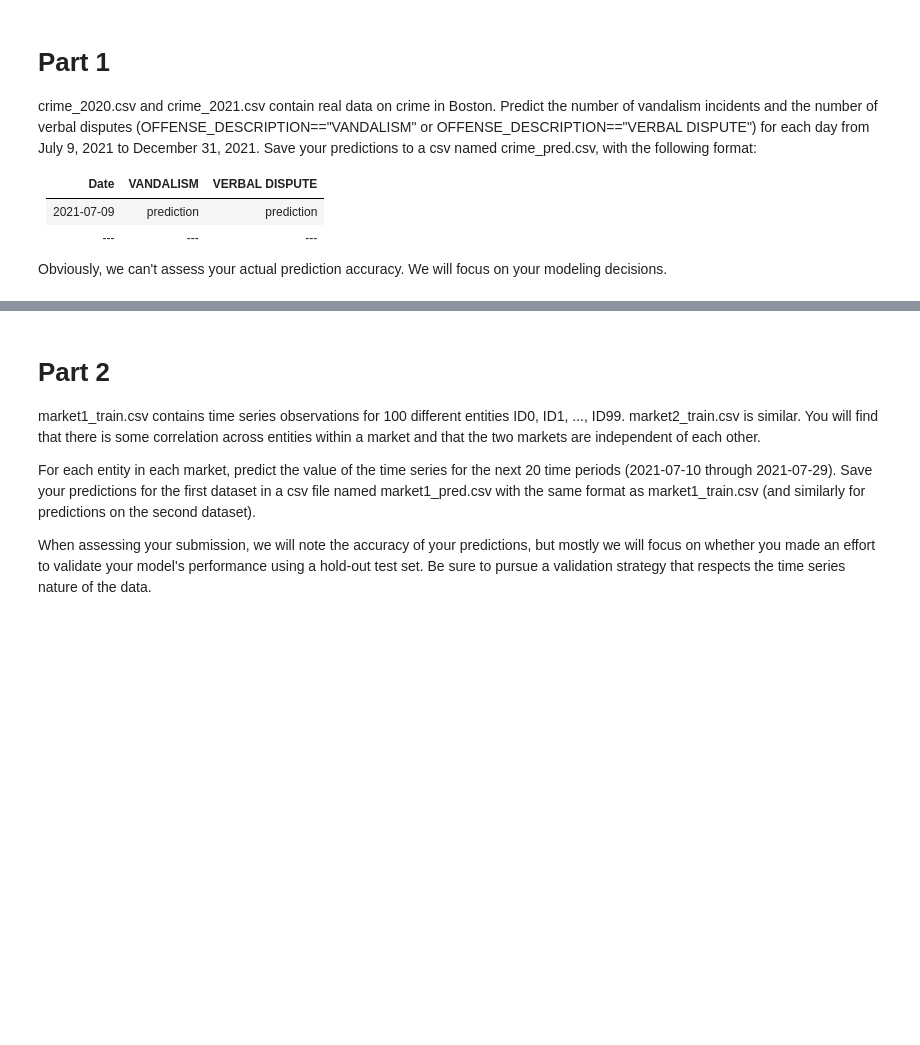
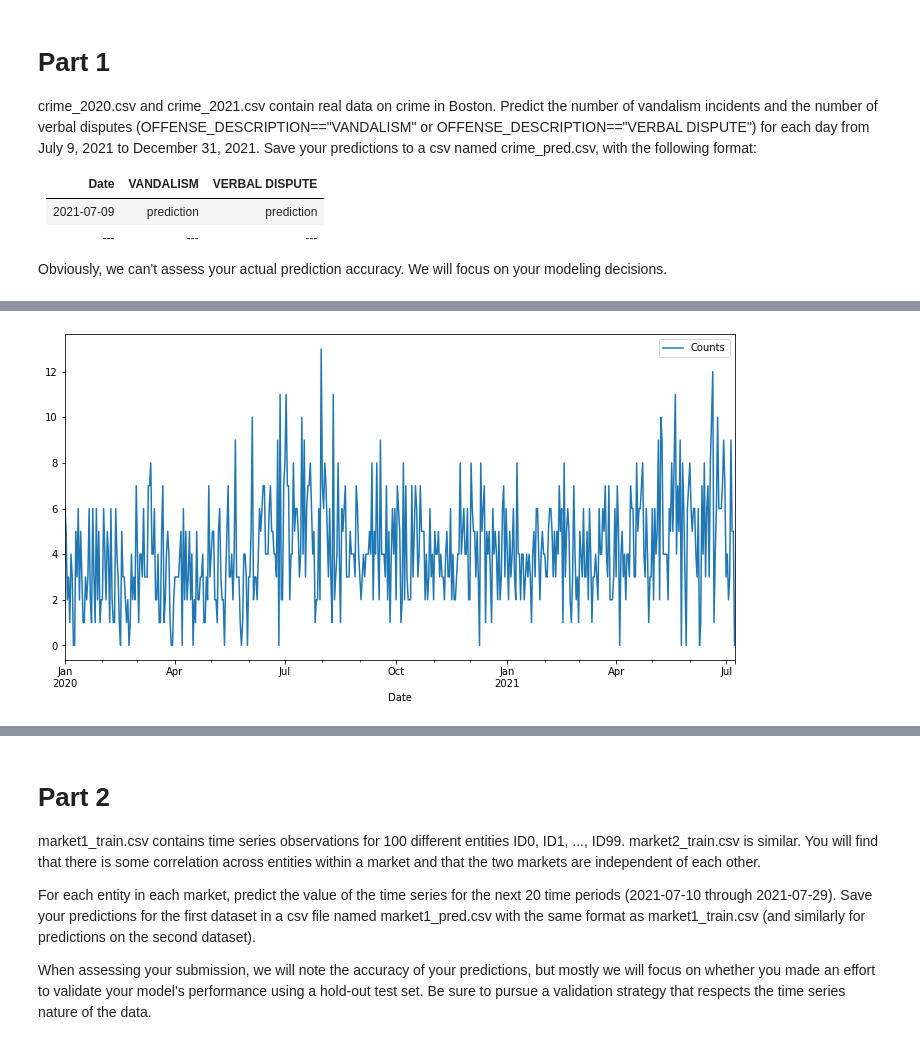
Before and after one commit to Rakib-Ul-Haque/Crime_and_market_data_analysis, a Jupyter notebook: coding_exercise.ipynb, the cells around one changed output, grey strips where cells are left out. Drawn from its saved outputs; the diff is of its cells as text; code cells hidden in the pictures; blank space fills up the shorter version.

```diff
--- a/coding_exercise.ipynb
+++ b/coding_exercise.ipynb
@@ -101,0 +106,15 @@ plt.plot(indexed_VERBAL_DISPUTE_counts)
+# %%
+# Counting number of VERBAL_DISPUTE and convering into dictionaries
+VERBAL_DISPUTE_count=full_data_VERBAL_DISPUTE['OCCURRED_ON_DATE'].value_counts()
+# VERBAL_DISPUTE_count
+VERBAL_DISPUTE_count_dic=VERBAL_DISPUTE_count.to_dict()
+# VERBAL_DISPUTE_count_dic
+# %%
+# Mapping data set for VERBAL_DISPUTE
+rng_VERBAL_DISPUTE = pd.date_range('2020-01-1', periods=555, freq='D')
+df_VERBAL_DISPUTE = pd.DataFrame({ 'Date': rng_VERBAL_DISPUTE, 'Counts' : rng_VERBAL_DISPUTE})
+
+# print (df)
+df_VERBAL_DISPUTE["Counts"]=df_VERBAL_DISPUTE["Counts"].map(VERBAL_DISPUTE_count_dic)
+df_VERBAL_DISPUTE=df_VERBAL_DISPUTE.fillna(0)
+df_VERBAL_DISPUTE
@@ -101,0 +150,5 @@ plt.plot(indexed_VERBAL_DISPUTE_counts)
+# %%
+indexed_VERBAL_DISPUTE.plot()
+plt.show()
+# %% [output]
+[figure, added]
```
Also changed, not shown: parts of 21 cells of this notebook.
